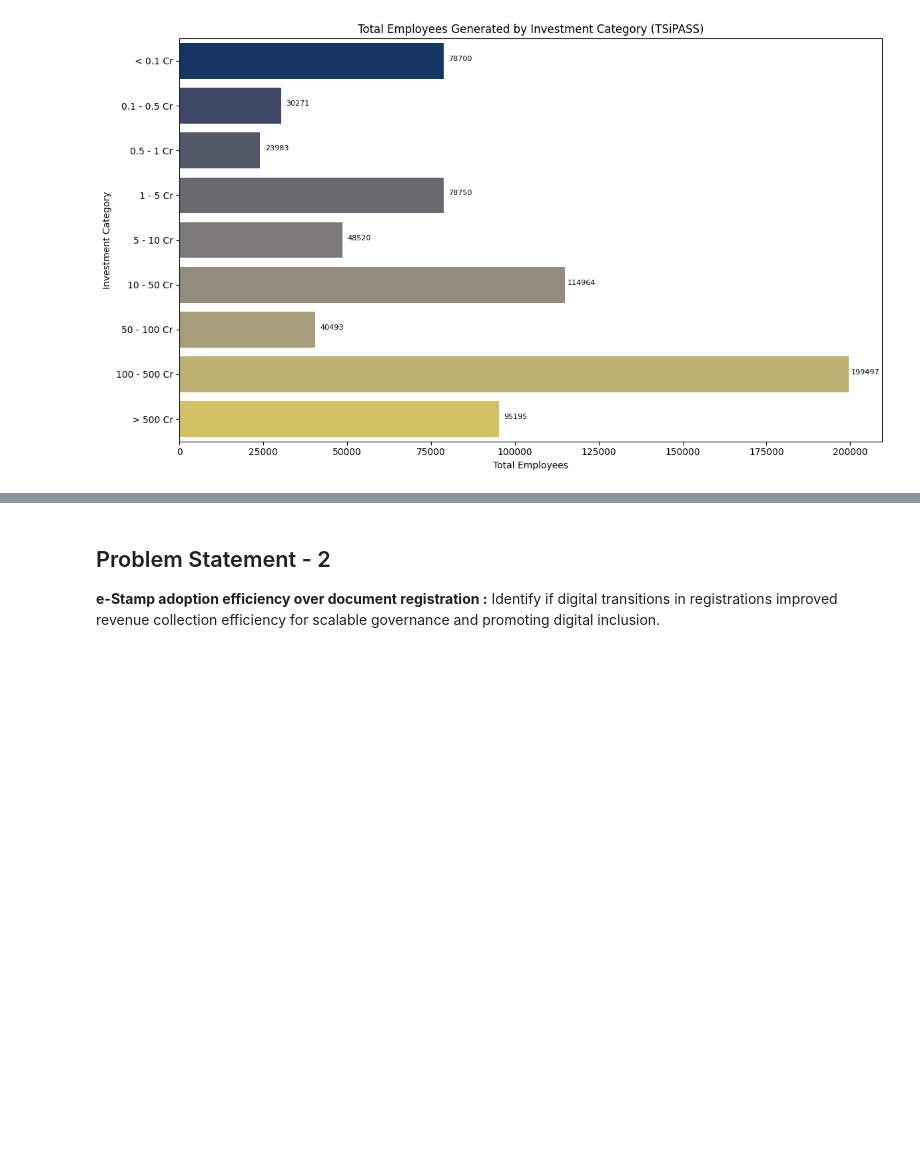
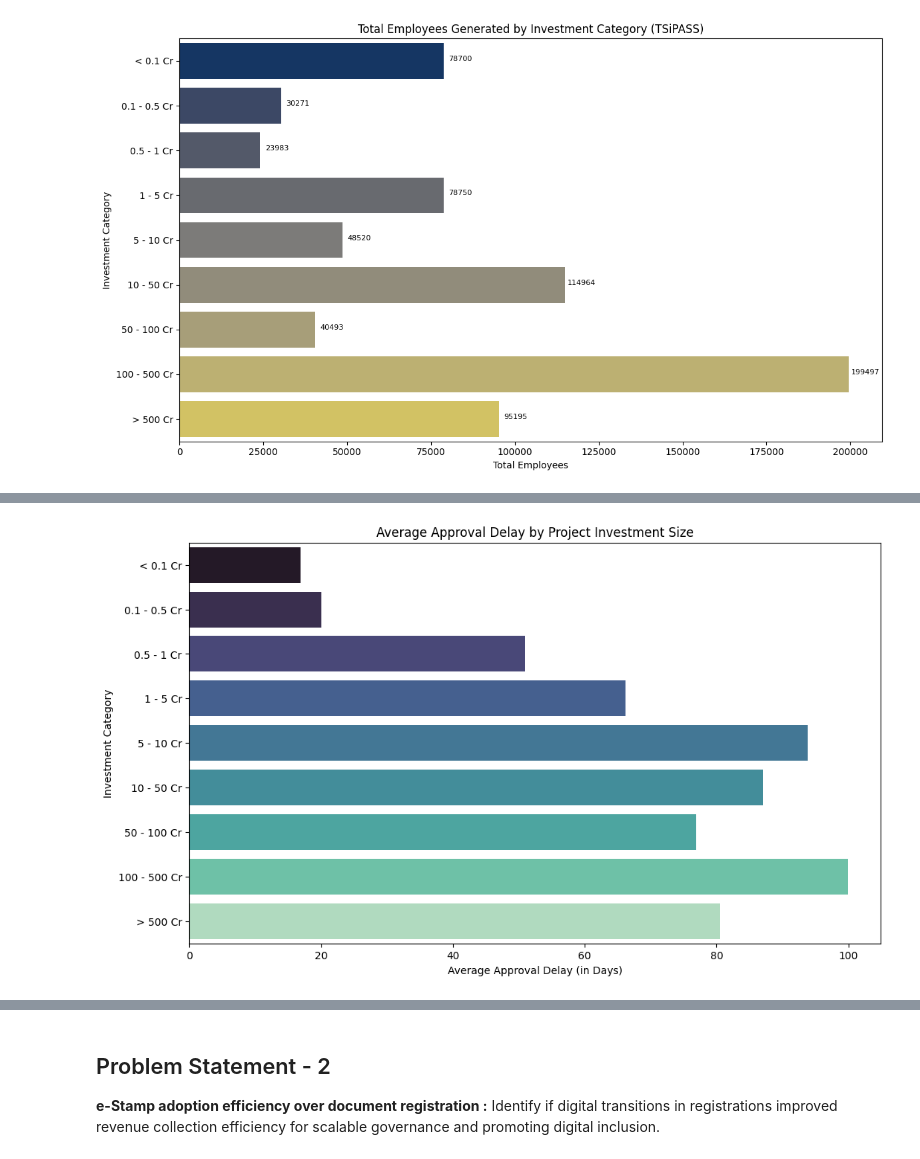
Before and after one commit to jishnukoliyadan/Telangana-Inclusive-Growth-Analysis, a Jupyter notebook: 05_Insight_Report.ipynb, the cells around one changed output, grey strips where cells are left out. Saved outputs shown, nothing was run; the diff lists cells and outputs as text; code cells hidden in the pictures; blank space fills up the shorter version.

```diff
--- a/05_Insight_Report.ipynb
+++ b/05_Insight_Report.ipynb
@@ -324,0 +327,13 @@ plt.show()
+# %%
+ipass_DF_OG.Social_Status = ipass_DF_OG.Social_Status.apply(lambda x : re.sub(r'SC|ST', 'SC_ST', x))
+
+# Creatign new feature : Approval Delay
+ipass_DF_OG['Approval_Delay'] = ipass_DF_OG.Approval_Date - ipass_DF_OG.Application_Date
+ipass_DF_OG.Approval_Delay = ipass_DF_OG.Approval_Delay.dt.days
+
+# Removing unwanted columns
+dropCols = ['Name_Of_The_Unit', 'Application_Date', 'Approval_Date',
+            'Line_Of_Activity', 'Progress_Of_Implementation']
+ipass_DF_OG = ipass_DF_OG.drop(dropCols, axis = 1)
+
+ipass_DF_OG.head()
@@ -324,0 +366,27 @@ plt.show()
+# %%
+bins = [0, 0.1, 0.5, 1, 5, 10, 50, 100, 500, ipass_DF_OG['Investment'].max() + 1]
+labels = ['< 0.1 Cr', '0.1 - 0.5 Cr', '0.5 - 1 Cr', '1 - 5 Cr', '5 - 10 Cr',
+          '10 - 50 Cr', '50 - 100 Cr', '100 - 500 Cr', '> 500 Cr']
+ipass_DF_OG['Investment_Category'] = pd.cut(ipass_DF_OG.Investment, bins = bins,
+                                         labels = labels, right = False, include_lowest = True)
+# %%
+# Aggregate Approval_Delay by investment category
+
+delay_by_investment = ipass_DF_OG.groupby('Investment_Category', observed = False).\
+                                    agg(mean = ('Approval_Delay', 'mean'),
+                                    count=('Approval_Delay', 'count')).\
+                                    reset_index().sort_values('mean',
+                                    ascending = False).reset_index(drop = True)
+# %%
+# Plot Average Approval Delay by Project Investment Size
+
+plt.figure(figsize = (12, 7))
+sns.barplot(delay_by_investment, x = 'mean', y = 'Investment_Category',
+            hue = 'Investment_Category', palette = 'mako')
+
+plt.title('Average Approval Delay by Project Investment Size')
+plt.xlabel('Average Approval Delay (in Days)')
+plt.ylabel('Investment Category')
+plt.show()
+# %% [output]
+[figure, added]
```
Also changed, not shown: parts of 47 cells of this notebook.
